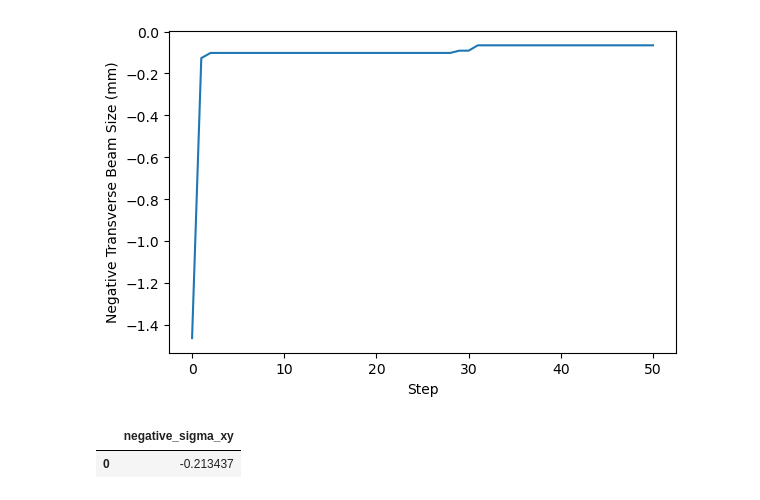
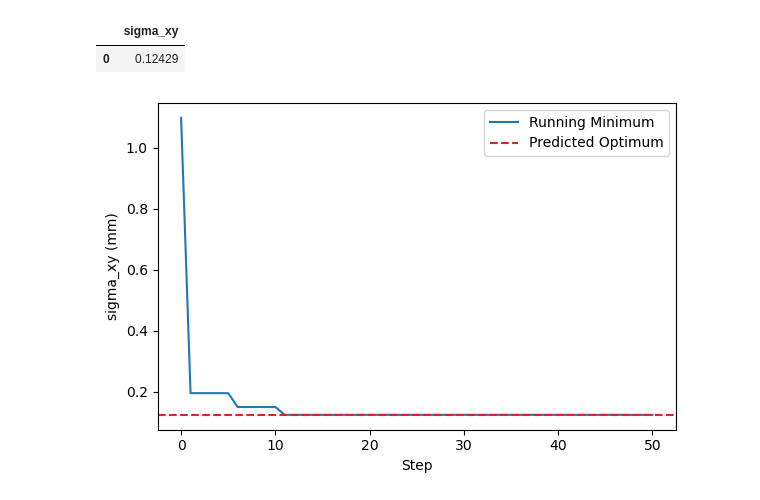
Before and after one commit to t-bz/SLAC_Xopt, a Jupyter notebook: NN_prior/bo_with_dynamic_mean.ipynb, the cells around one changed output. Cells and saved outputs as stored; diff of their text form; code cells hidden in the pictures.

Commit message:
Update custom mean definitions and example notebooks

```diff
--- a/NN_prior/bo_with_dynamic_mean.ipynb
+++ b/NN_prior/bo_with_dynamic_mean.ipynb
@@ -108,0 +90,6 @@ Runtime: 2.72 min
+# %%
+# Xopt evaluator function
+def evaluate(input_dict):
+    model_result = lume_model.evaluate(input_dict)
+    sigma_xy = objective_model.function(model_result["sigma_x"], model_result["sigma_y"])
+    return {vocs.objective_names[0]: sigma_xy.detach().item()}
@@ -108,0 +122,14 @@ Runtime: 2.72 min
+# %%
+# Xopt definition
+model_constructor = StandardModelConstructor(
+    mean_modules={vocs.objective_names[0]: mean_class(**mean_kwargs)},
+    trainable_mean_keys=[vocs.objective_names[0]],
+)
+numerical_optimizer = LBFGSOptimizer(n_restarts=5, n_raw_samples=20)
+generator = ExpectedImprovementGenerator(
+    vocs=vocs,
+    model_constructor=model_constructor,
+    numerical_optimizer=numerical_optimizer,
+)
+evaluator = Evaluator(function=evaluate)
+X = Xopt(generator=generator, evaluator=evaluator, vocs=vocs)
@@ -108,0 +147,9 @@ Runtime: 2.72 min
+# %%
+%%time
+n_step = 50
+for step in range(n_step):
+    # update dynamic custom mean
+    mean_kwargs["step"] = step
+    X.generator.model_constructor.mean_modules[vocs.objective_names[0]] = mean_class(**mean_kwargs)
+    # optimization step
+    X.step()
@@ -130,17 +182,24 @@ X.data
+# %%
+# predict optimum
+x_optimum = X.generator.get_optimum()
+y_optimum = pd.DataFrame(evaluate(x_optimum.to_dict("index")[0]), index=[0])
+y_optimum
+# %% [output]
+|  | sigma_xy |
+| 0 | 0.12429 |
+# %%
+# calculate running minimum
+running_min = []
+for i in range(len(X.data)):
+    running_min.append(X.data[vocs.objective_names[0]].iloc[:i+1].min())
 # %%
 fig, ax = plt.subplots(1, 1, figsize=(6, 4))
 x = torch.arange(n_step + 1)
-y = torch.from_numpy(X.data[objective_name].values)
-ax.plot(x, running_max(y.squeeze())[n_init - 1:], "C0-")
+ax.plot(x, running_min[n_init - 1:], "C0-", label="Running Minimum")
+ax.axhline(y=y_optimum[vocs.objective_names[0]][0], color="C3", linestyle="--", label="Predicted Optimum")
 ax.set_xlabel("Step")
-ax.set_ylabel("{} ({})".format(ground_truth.name, ground_truth.unit))
+ax.set_ylabel(f"{vocs.objective_names[0]} (mm)")
+ax.legend()
 fig.tight_layout()
 # %% [output]
-[figure, old version]
+[figure, new version]
-# %%
-x_optimum = X.generator.get_optimum()
-y_optimum = pd.DataFrame(evaluate(x_optimum.to_dict("index")[0]), index=[0])
-y_optimum
-# %% [output]
-|  | negative_sigma_xy |
-| 0 | -0.213437 |
```
Also changed, not shown: parts of 18 cells of this notebook, 4 other files.
